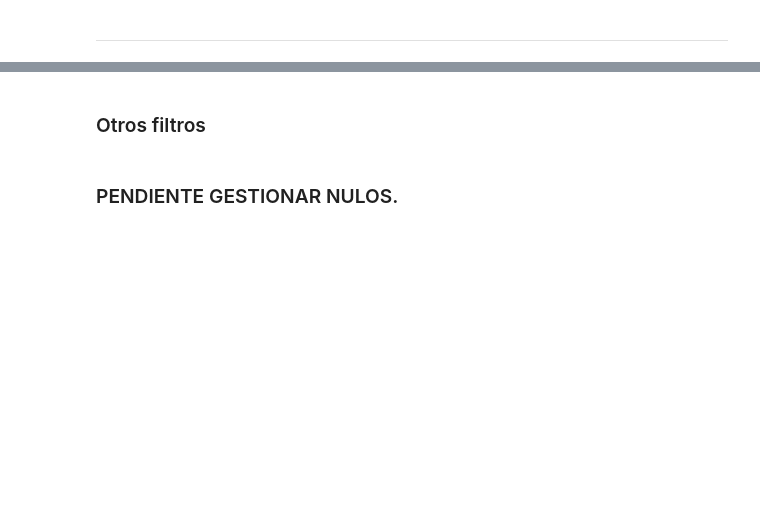
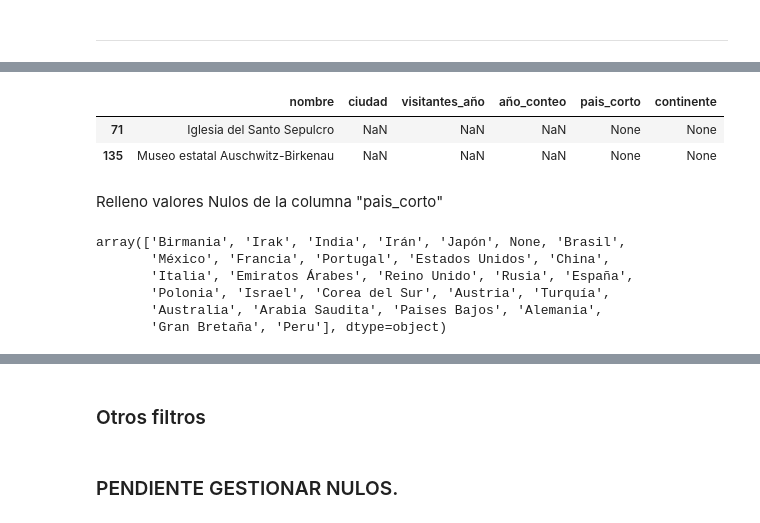
Before and after one commit to Adalab/Da-promo-c-modulo-3-sprint-2-Judith_Mina, a Jupyter notebook: Monumentos1.ipynb, the cells around one changed output, grey strips where cells are left out. Saved outputs shown, nothing was run; the diff lists cells and outputs as text; code cells hidden in the pictures; blank space fills up the shorter version.

Commit message:
valores nulos rebajados

```diff
--- a/Monumentos1.ipynb
+++ b/Monumentos1.ipynb
@@ -574,0 +599,29 @@ _______________
+# %%
+lista_ciudades_relleno =['Yangon', 'Kerbala', 'Kerala', 'Mashad', 'Tokio', 'Benarés',
+       'Andhra Pradesh', 'Pekín', 'París', 'Aparecida',
+       'Ciudad del Vaticano', 'Ciudad de México', 'Prefectura de Chiba',
+       'Kamakura', 'Kioto', 'Ourém', 'China', 'Ise', 'Versalles',
+       'Washington D. C.', 'Roma', 'Sidney', 'Beijing', 'Atenas', 'Agra',
+       'Flag of the United Arab Emirates.svg Emiratos Árabes Unidos',
+       'Dazaifu', 'San Giovanni Rotondo', 'Nueva York', 'Londres',
+       'Lourdes', 'Colonia', 'Cracovia', 'San Petesburgo', 'Estambul',
+       'Venecia', 'Saitama', 'San Petersburgo', 'Filadelfia', 'Barcelona',
+       'Nueva Delhi', 'Florencia', 'Madrid', 'Czestochowa', 'Hangzhou',
+       'Washington, D.C.', 'Teotihuacán', 'Taipéi', 'Nanjing',
+       'Changsha', 'Shanghái', 'Gansu', 'Seúl', 'Hong Kong', 'Varsovia',
+       'Viena', 'Guiza', 'Taichung', 'Kazan', 'Moscu', 'Chongqing',
+       'Konya', "Xi'an", 'Chengdu', 'Granada', 'México', 'Valencia',
+       'Kevadiya (Guyarat)', 'Camboya', 'Melbourne', 'Pamukkale',
+       'Greenwich', 'Los Ángeles',
+       'Bandera de Arabia Saudita Arabia Saudita',
+       'Flag of Russia.svg Rusia', 'Suzhou', 'Houston', 'Ámsterdam',
+       'Galilea', 'Nazaret', 'Edimburgo', 'Quintana Roo', 'Moscú',
+       'Auschwitz', 'Kaohsiung', 'Córdoba', 'Sevilla', 'Amesbury',
+       'Hohenschwangau', 'Jerusalén', 'Cuzco', 'Puerto Rico', 'Haifa',
+       'Mariazell', 'Milán']
+# %%
+df1[~df1["ciudad"].isin(lista_ciudades_relleno)]
+# %% [output]
+|  | nombre | ciudad | visitantes_año | año_conteo | pais_corto | continente |
+| 71 | Iglesia del Santo Sepulcro | NaN | NaN | NaN | None | None |
+| 135 | Museo estatal Auschwitz-Birkenau | NaN | NaN | NaN | None | None |
@@ -574,0 +633,11 @@ _______________
+# %% [markdown]
+Relleno valores Nulos de la columna "pais_corto"
+# %%
+df1.pais_corto.unique()
+# %% [output]
+array(['Birmania', 'Irak', 'India', 'Irán', 'Japón', None, 'Brasil',
+       'México', 'Francia', 'Portugal', 'Estados Unidos', 'China',
+       'Italia', 'Emiratos Árabes', 'Reino Unido', 'Rusia', 'España',
+       'Polonia', 'Israel', 'Corea del Sur', 'Austria', 'Turquía',
+       'Australia', 'Arabia Saudita', 'Paises Bajos', 'Alemania',
+       'Gran Bretaña', 'Peru'], dtype=object)
```
Also changed, not shown: parts of 22 cells of this notebook.
